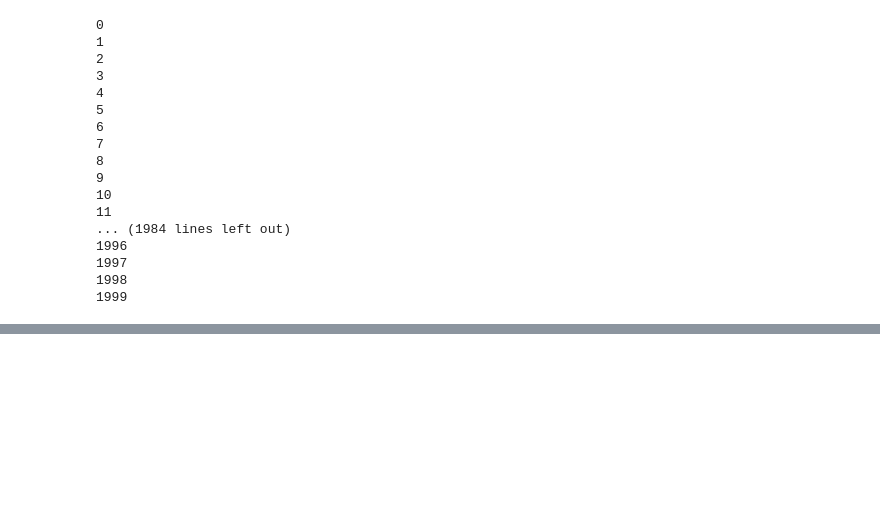
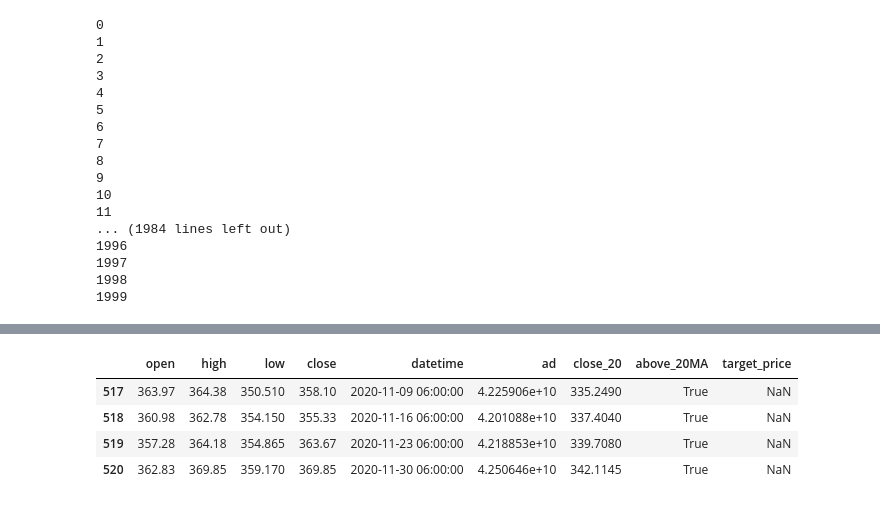
Before and after one commit to barrard/pyStocks, a Jupyter notebook: data-create.ipynb, the cells around one changed output, grey strips where cells are left out. Drawn from its saved outputs; the diff is of its cells as text; code cells hidden in the pictures; blank space fills up the shorter version.

```diff
--- a/data-create.ipynb
+++ b/data-create.ipynb
@@ -327,0 +443,8 @@ week
+# %%
+week[-4:]
+# %% [output]
+|  | open | high | low | close | datetime | ad | close_20 | above_20MA | target_price |
+| 517 | 363.97 | 364.38 | 350.510 | 358.10 | 2020-11-09 06:00:00 | 4.225906e+10 | 335.2490 | True | NaN |
+| 518 | 360.98 | 362.78 | 354.150 | 355.33 | 2020-11-16 06:00:00 | 4.201088e+10 | 337.4040 | True | NaN |
+| 519 | 357.28 | 364.18 | 354.865 | 363.67 | 2020-11-23 06:00:00 | 4.218853e+10 | 339.7080 | True | NaN |
+| 520 | 362.83 | 369.85 | 359.170 | 369.85 | 2020-11-30 06:00:00 | 4.250646e+10 | 342.1145 | True | NaN |
```
Also changed, not shown: parts of 23 cells of this notebook, 6 other files.
